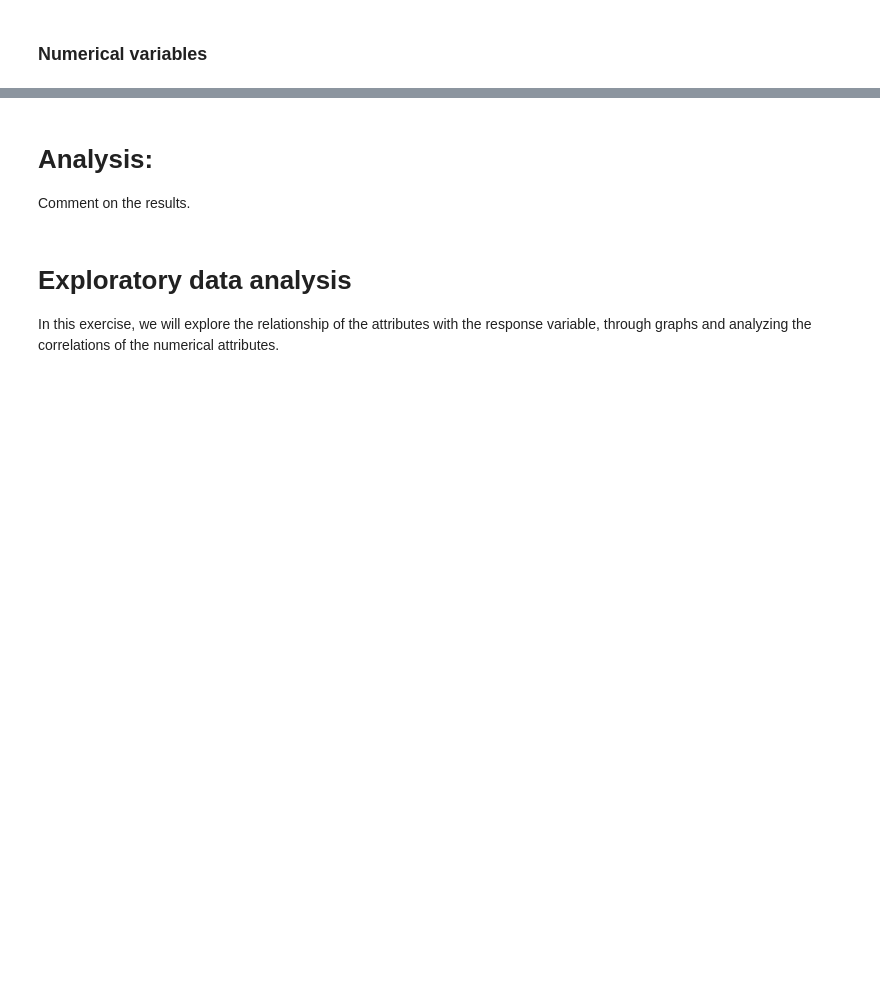
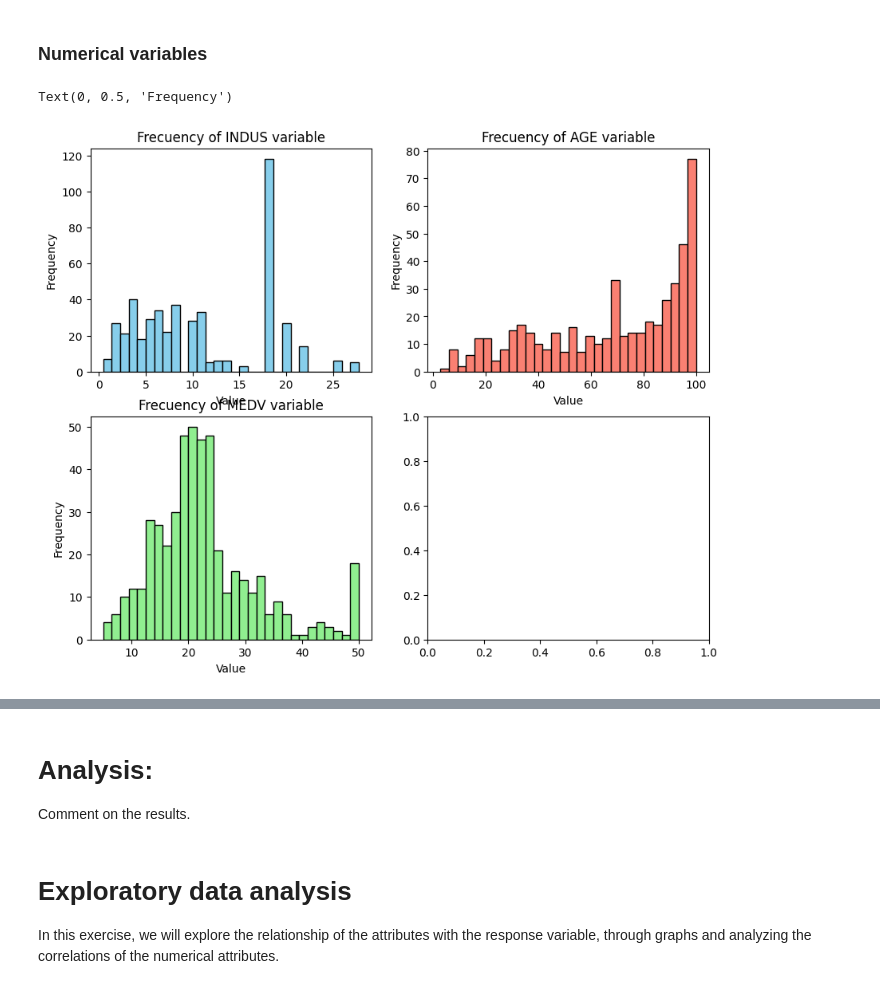
Before and after one commit to Eva080804/EDA, a Jupyter notebook: Ejercicio_1/EDA_inicial_blanco__ENG.ipynb, the cells around one changed output, grey strips where cells are left out. Cells and saved outputs as stored; diff of their text form; code cells hidden in the pictures; blank space fills up the shorter version.

```diff
--- a/Ejercicio_1/EDA_inicial_blanco__ENG.ipynb
+++ b/Ejercicio_1/EDA_inicial_blanco__ENG.ipynb
@@ -150,3 +200,26 @@ Text(0.5, 1.0, 'Frecuency of CHAS variable')
+# %%
+fig, axs = plt.subplots(2, 2, figsize=(10, 8))
+
+# --- Gráfico 1 (Fila 0, Columna 0) ---
+axs[0, 0].hist(df['INDUS'], bins=30, color='skyblue', edgecolor='black')
+axs[0, 0].set_title('Frecuency of INDUS variable')
+axs[0, 0].set_xlabel("Value")
+axs[0, 0].set_ylabel("Frequency")
+
+# --- Gráfico 2 (Fila 0, Columna 1) ---
+axs[0, 1].hist(df['AGE'], bins=30, color='salmon', edgecolor='black')
+axs[0, 1].set_title('Frecuency of AGE variable')
+axs[0, 1].set_xlabel("Value")
+axs[0, 1].set_ylabel("Frequency")
+
+# --- Gráfico 3 (Fila 1, Columna 0) ---
+axs[1, 0].hist(df['MEDV'], bins=30, color='lightgreen', edgecolor='black')
+axs[1, 0].set_title('Frecuency of MEDV variable')
+axs[1, 0].set_xlabel("Value")
+axs[1, 0].set_ylabel("Frequency")
+# %% [output]
+Text(0, 0.5, 'Frequency')
+[figure, added]
 # %%
 columna = []
 media = []
```
Also changed, not shown: parts of 13 cells of this notebook.
